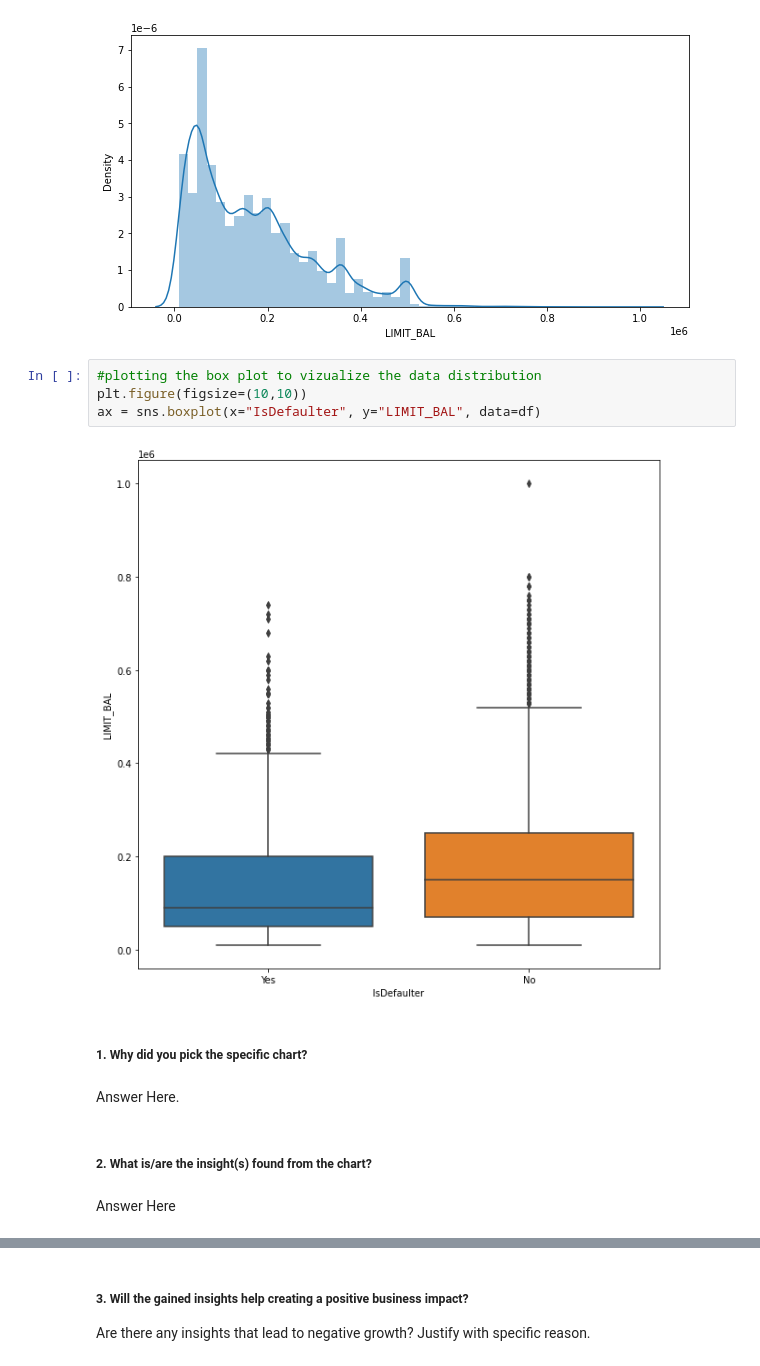
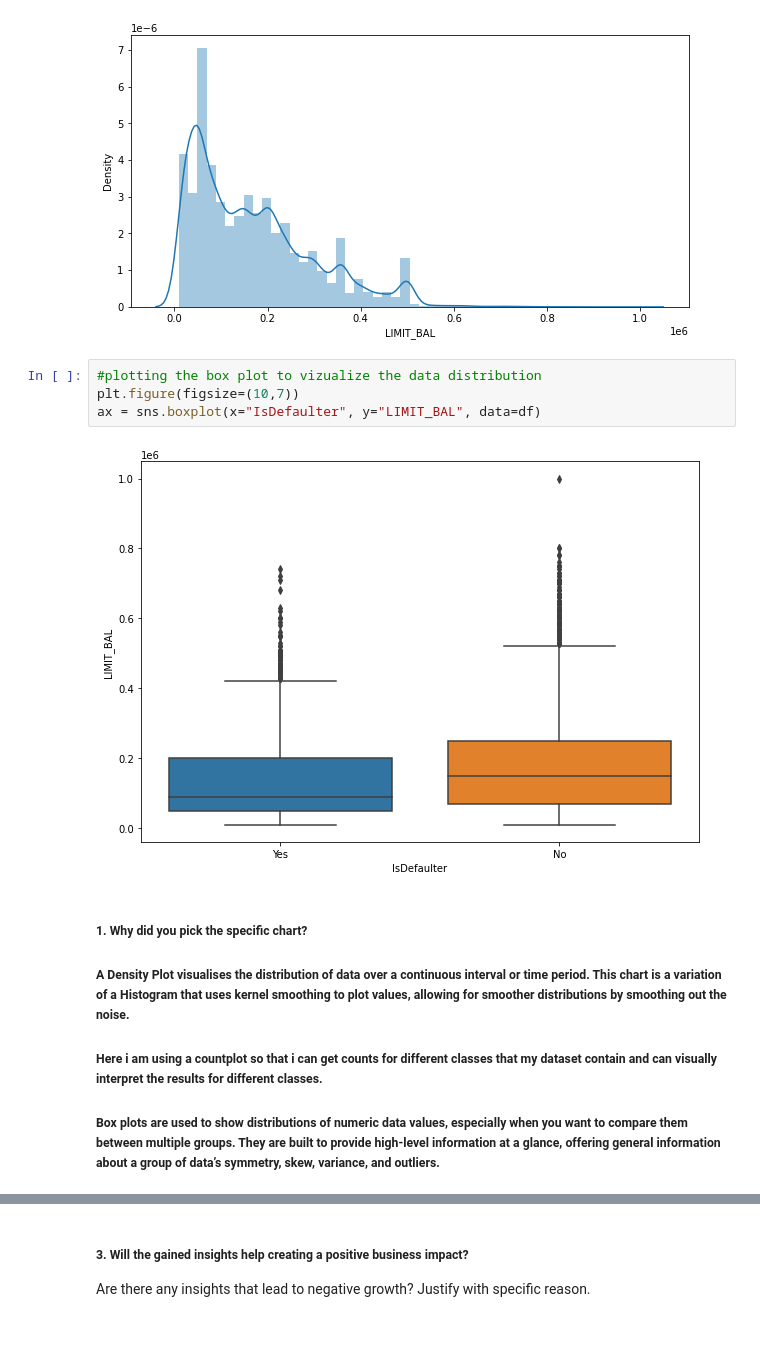
Before and after one commit to KartikKumar7070/Classification_Credit_Card_Default_Prediction, a Jupyter notebook: ML_Classification_Credit_Card_Defalut_Prediction.ipynb, the cells around one changed output, grey strips where cells are left out. Saved outputs shown, nothing was run; the diff lists cells and outputs as text; blank space fills up the shorter version.

```diff
--- a/ML_Classification_Credit_Card_Defalut_Prediction.ipynb
+++ b/ML_Classification_Credit_Card_Defalut_Prediction.ipynb
@@ -621,16 +651,13 @@ plt.show()
 [figure]
 # %%
 #plotting the box plot to vizualize the data distribution
-plt.figure(figsize=(10,10))
+plt.figure(figsize=(10,7))
 ax = sns.boxplot(x="IsDefaulter", y="LIMIT_BAL", data=df)
 # %% [output]
-[figure, old version]
+[figure, new version]
-# %% [markdown]
-
-##### 1. Why did you pick the specific chart?
-# %% [markdown]
-Answer Here.
-# %% [markdown]
-##### 2. What is/are the insight(s) found from the chart?
-# %% [markdown]
-Answer Here
+# %% [markdown]
+
+##### 1. Why did you pick the specific chart?
+##### A Density Plot visualises the distribution of data over a continuous interval or time period. This chart is a variation of a Histogram that uses kernel smoothing to plot values, allowing for smoother distributions by smoothing out the noise.
+##### Here i am using a countplot so that i can get counts for different classes that my dataset contain and can visually interpret the results for different classes.
+##### Box plots are used to show distributions of numeric data values, especially when you want to compare them between multiple groups. They are built to provide high-level information at a glance, offering general information about a group of data’s symmetry, skew, variance, and outliers.
```
Also changed, not shown: parts of 31 cells of this notebook.
